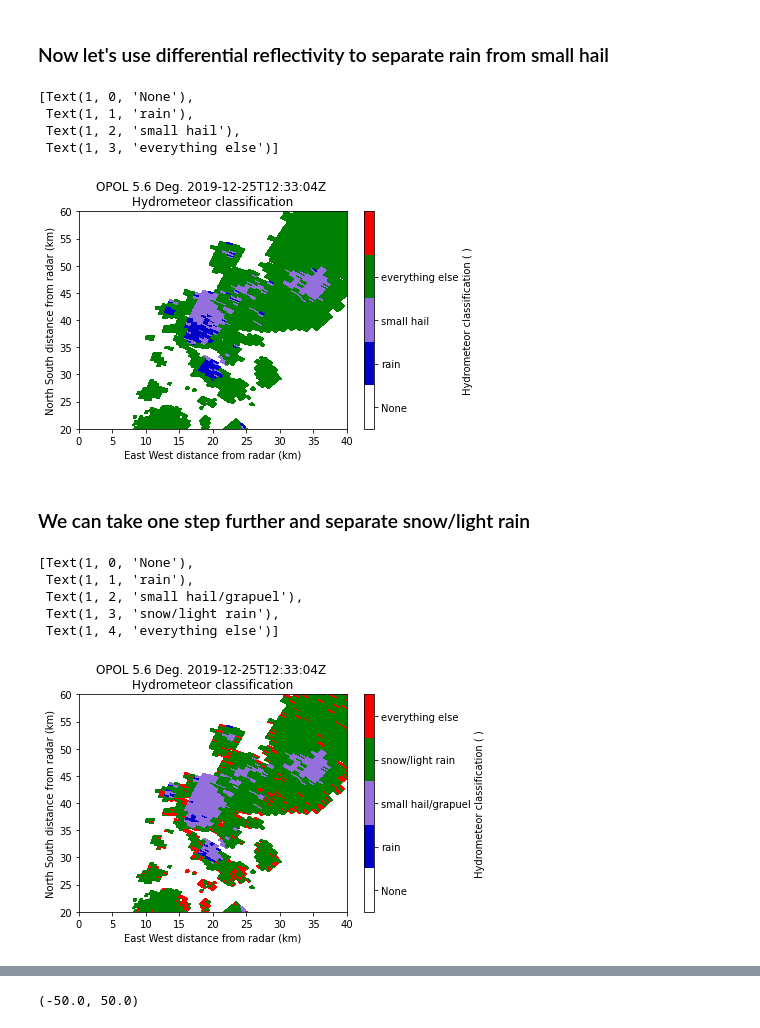
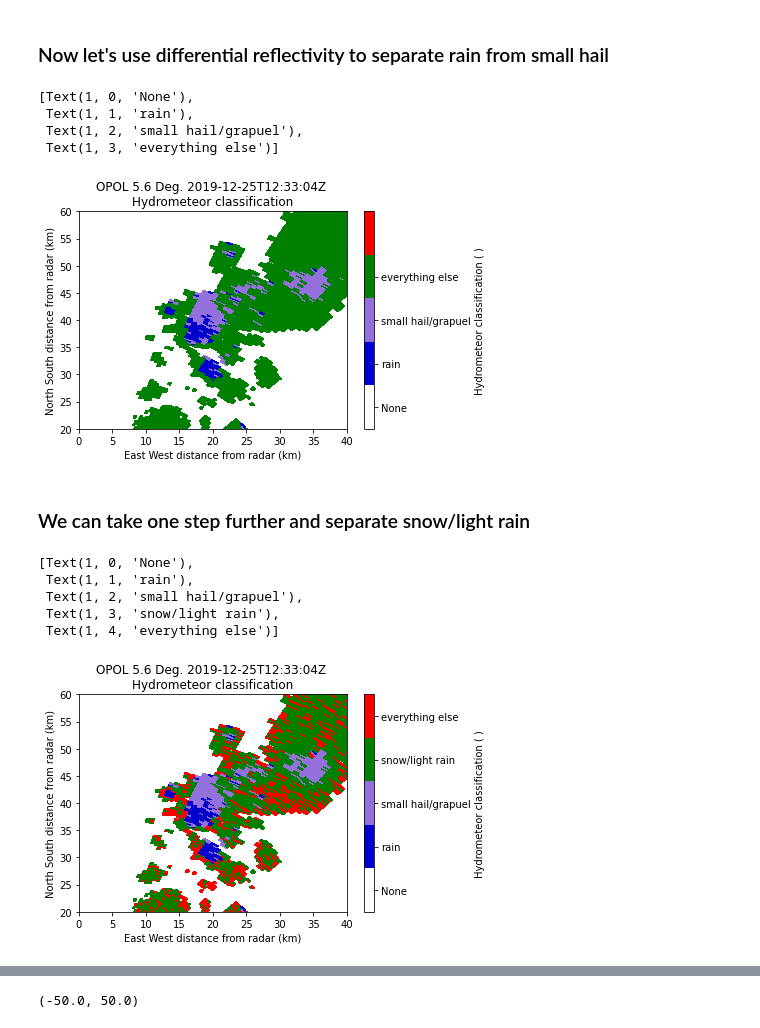
Before and after one commit to vlouf/ICSHMO_2022, a Jupyter notebook: 03 - Classification/03 - Classification.ipynb, the cells around one changed output, grey strips where cells are left out. Saved outputs shown, nothing was run; the diff lists cells and outputs as text; code cells hidden in the pictures.

```diff
--- a/03 - Classification/03 - Classification.ipynb
+++ b/03 - Classification/03 - Classification.ipynb
@@ -48,7 +48,10 @@ First, we can use python to download an OPOL volume
 [Link](https://dapds00.nci.org.au/thredds/catalog/hj10/opol/level_1b/v2020/ppi/in2019_t03/20191225/catalog.html?dataset=hj10/in2019_t03/20191225/9776HUB-PPIVol-20191225-123000-0000.cfradial.nc) to original data source accessed through openradar.io
 # %%
 import urllib.request
-opol_vol_url= 'https://dapds00.nci.org.au/thredds/fileServer/hj10/opol/level_1b/v2020/ppi/in2019_t03/20191225/9776HUB-PPIVol-20191225-123000-0000.cfradial.nc'
-opol_vol_local_ffn = 'data/9776HUB-PPIVol-20191225-123000-0000.cfradial.nc'
+import tempfile
+temp_dir = tempfile.mkdtemp()
+filename = '9776HUB-PPIVol-20191225-123000-0000.cfradial.nc'
+opol_vol_url= f'https://dapds00.nci.org.au/thredds/fileServer/hj10/opol/level_1b/v2020/ppi/in2019_t03/20191225/{filename}'
+opol_vol_local_ffn = f'{temp_dir}/{filename}'
 urllib.request.urlretrieve(opol_vol_url, opol_vol_local_ffn)
 # %% [output]
@@ -123,36 +126,36 @@ gr.cbs[-1].ax.set_yticklabels(["None", "rain", "small hail/grapuel", "everything
 # %% [output]
 [Text(1, 0, 'None'),
  Text(1, 1, 'rain'),
- Text(1, 2, 'small hail'),
+ Text(1, 2, 'small hail/grapuel'),
  Text(1, 3, 'everything else')]
-[figure, old version]
+[figure, new version]
 # %% [markdown]
 ### We can take one step further and separate snow/light rain
 # %%
 best_classifier = np.zeros_like(reflectivity)
 
-best_classifier[np.logical_and(reflectivity >= 30, diff_reflectivity > 1)] = 1 #rain
-best_classifier[np.logical_and(reflectivity >= 30, diff_reflectivity <= 1)] = 2 #small hail
-best_classifier[np.logical_and(reflectivity < 30, diff_reflectivity <= 1)] = 3 #snow or light rain
-best_classifier[np.logical_and(reflectivity < 30, diff_reflectivity > 1)] = 4 #everything else
+best_classifier[np.logical_and(reflectivity >= 30, diff_reflectivity > 0.5)] = 1 #rain
+best_classifier[np.logical_and(reflectivity >= 30, diff_reflectivity <= 0.5)] = 2 #small hail
+best_classifier[np.logical_and(reflectivity < 30, diff_reflectivity <= 0.5)] = 3 #snow or light rain
+best_classifier[np.logical_and(reflectivity < 30, diff_reflectivity > 0.5)] = 4 #everything else
 
 radar.add_field_like('radar_echo_classification', 'best_classification', best_classifier, replace_existing=True)
 
 fig, ax = plt.subplots()
 gr = pyart.graph.RadarDisplay(radar)
 gr.plot_ppi('best_classification', sweep=6, vmin=-0.5, vmax=4.5, cmap=cmap)
 ax.set_xlim(0, 40)
 ax.set_ylim(20, 60)
 
 gr.cbs[-1].set_ticks([0, 1, 2, 3, 4])
 gr.cbs[-1].ax.set_yticklabels(["None", "rain", "small hail/grapuel", "snow/light rain", "everything else"])
 # %% [output]
 [Text(1, 0, 'None'),
  Text(1, 1, 'rain'),
  Text(1, 2, 'small hail/grapuel'),
  Text(1, 3, 'snow/light rain'),
  Text(1, 4, 'everything else')]
-[figure, old version]
+[figure, new version]
 # %% [markdown]
 Looks like our classifier could be improved further by looking at the differential reflectivity threshold used for snow/light rain!
 
```
Also changed, not shown: parts of 11 cells of this notebook, 1 other file.
